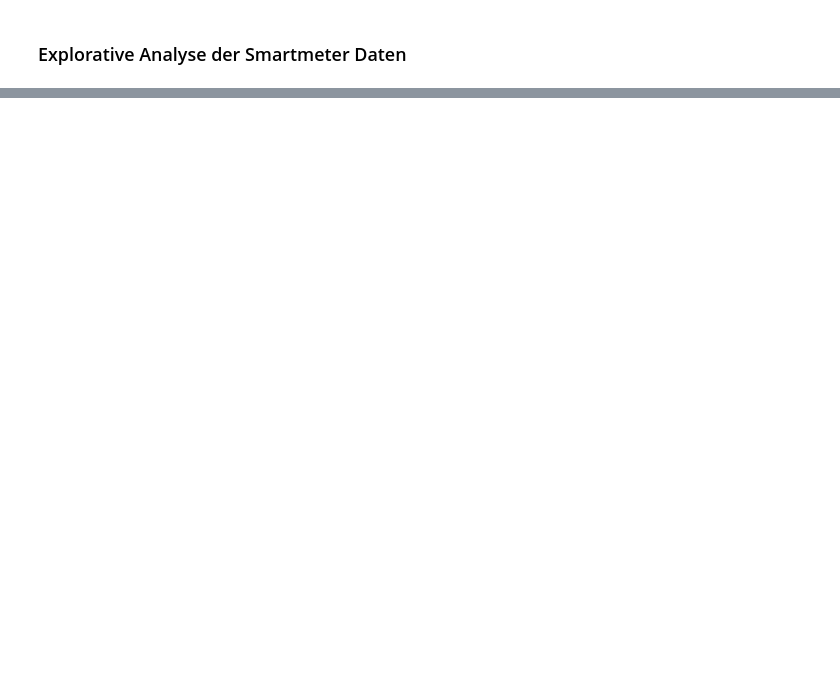
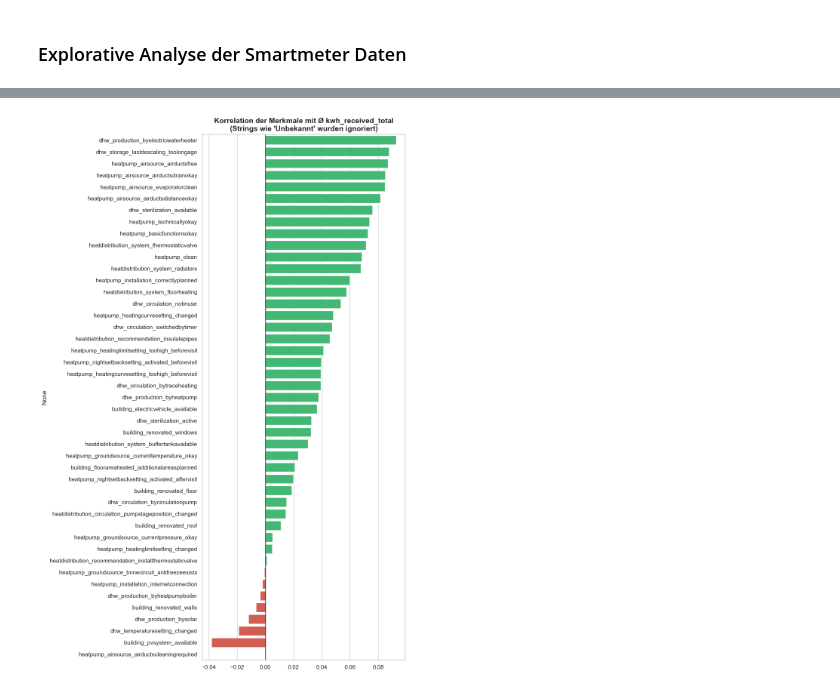
Before and after one commit to MadMax199/SmartHeat-Optimizer, a Jupyter notebook: 04_notebooks/explorative_analyse _bivariat.ipynb, the cells around one changed output, grey strips where cells are left out. Cells and saved outputs as stored; diff of their text form; code cells hidden in the pictures; blank space fills up the shorter version.

```diff
--- a/04_notebooks/explorative_analyse _bivariat.ipynb
+++ b/04_notebooks/explorative_analyse _bivariat.ipynb
@@ -79,0 +269,87 @@ def create_bivariate_plots(df):
+# %%
+def plot_extensive_correlation(df: pl.DataFrame, target_col="kwh_received_total"):
+    # 1. Liste der gewünschten Features (deine Liste von oben)
+    features = [
+       'building_renovated_windows', 'building_renovated_roof', 'building_renovated_walls',
+    'building_renovated_floor', 'building_floorareaheated_additionalareasplanned',
+    'building_pvsystem_available', 'building_electricvehicle_available',
+    'heatpump_installation_internetconnection', 'heatdistribution_system_radiators',
+    'heatdistribution_system_floorheating', 'heatdistribution_system_thermostaticvalve',
+    'heatdistribution_system_buffertankavailable', 'dhw_production_byheatpump',
+    'dhw_production_byelectricwaterheater', 'dhw_production_bysolar',
+    'dhw_production_byheatpumpboiler', 'dhw_circulation_notinuse',
+    'dhw_circulation_bytraceheating', 'dhw_circulation_bycirculationpump',
+    'dhw_circulation_switchedbytimer', 'dhw_sterilization_available',
+    'dhw_sterilization_active', 'heatpump_clean', 'heatpump_basicfunctionsokay',
+    'heatpump_technicallyokay', 'heatpump_installation_correctlyplanned',
+    'heatpump_airsource_airductsdistanceokay', 'heatpump_airsource_airductsfree',
+    'heatpump_airsource_airductscleaningrequired', 'heatpump_airsource_airductsdrainokay',
+    'heatpump_airsource_evaporatorclean', 'heatpump_groundsource_brinecircuit_antifreezeexists',
+    'heatpump_groundsource_currentpressure_okay', 'heatpump_groundsource_currenttemperature_okay',
+    'heatpump_heatingcurvesetting_toohigh_beforevisit', 'heatpump_heatingcurvesetting_changed',
+    'heatpump_heatinglimitsetting_toohigh_beforevisit', 'heatpump_heatinglimitsetting_changed',
+    'heatpump_nightsetbacksetting_activated_beforevisit', 'heatpump_nightsetbacksetting_activated_aftervisit',
+    'dhw_temperaturesetting_changed', 'dhw_storage_lastdescaling_toolongago',
+    'heatdistribution_circulation_pumpstageposition_changed', 'heatdistribution_recommendation_insulatepipes',
+    'heatdistribution_recommendation_installthermostaticvalve',
+    ]
+
+    # Nur Spalten nehmen, die im DF existieren
+    existing_features = [f for f in features if f in df.columns]
+
+    # 2. Aggregation auf Haushaltsebene
+    df_hh = (
+        df.group_by("household_id")
+        .agg([
+            pl.col(target_col).mean().alias(target_col),
+            *[pl.col(f).first().alias(f) for f in existing_features]
+        ])
+    )
+
+    # 3. Datentypen-Bereinigung (DAS IST DER FIX)
+    # Wir nehmen NUR numerische Spalten und Booleans (die wir zu Int konvertieren)
+    # Strings (wie 'Unbekannt') fliegen hier raus.
+    numeric_cols = []
+    for col in df_hh.columns:
+        dtype = df_hh[col].dtype
+        if dtype in [pl.Float64, pl.Float32, pl.Int64, pl.Int32, pl.Boolean]:
+            numeric_cols.append(col)
+
+    # DataFrame filtern und Booleans zu 0/1 machen
+    df_numeric = df_hh.select([
+        pl.col(c).cast(pl.Int64) if df_hh[c].dtype == pl.Boolean else pl.col(c)
+        for c in numeric_cols
+    ]).drop_nulls()
+
+    # 4. Korrelation berechnen (mit Pandas für Seaborn)
+    corr_matrix = df_numeric.to_pandas().corr()
+
+    # Sicherstellen, dass target_col noch da ist
+    if target_col not in corr_matrix.columns:
+        print(f"Warnung: {target_col} konnte nicht korreliert werden (evtl. nur Nullwerte?).")
+        return
+
+    correlations = corr_matrix[target_col].drop(target_col).sort_values(ascending=False)
+
+    # --- PLOT 1: Bar-Ranking ---
+    plt.figure(figsize=(10, 15))
+    # Farben: Grün für positive, Rot für negative Korrelation
+    colors = ['#2ecc71' if x > 0 else '#e74c3c' for x in correlations.values]
+    sns.barplot(x=correlations.values, y=correlations.index, palette=colors)
+    plt.axvline(0, color='black', lw=1)
+    plt.title(f"Korrelation der Merkmale mit Ø {target_col}\n(Strings wie 'Unbekannt' wurden ignoriert)",
+              fontsize=14, fontweight='bold')
+    plt.tight_layout()
+    plt.show()
+
+    # --- PLOT 2: Heatmap Top 15 ---
+    top_15 = correlations.abs().sort_values(ascending=False).head(15).index.tolist()
+    plt.figure(figsize=(12, 10))
+    sns.heatmap(corr_matrix.loc[[target_col] + top_15, [target_col] + top_15],
+                annot=True, cmap="coolwarm", center=0, fmt=".2f")
+    plt.title("Top 15 Treiber (Inter-Korrelation)", fontsize=14, fontweight='bold')
+    plt.show()
+
+# Aufruf
+plot_extensive_correlation(df_cleaned)
+# %% [output]
@@ -79,0 +359 @@ def create_bivariate_plots(df):
+[figure, added]
```
Also changed, not shown: parts of 10 cells of this notebook.
